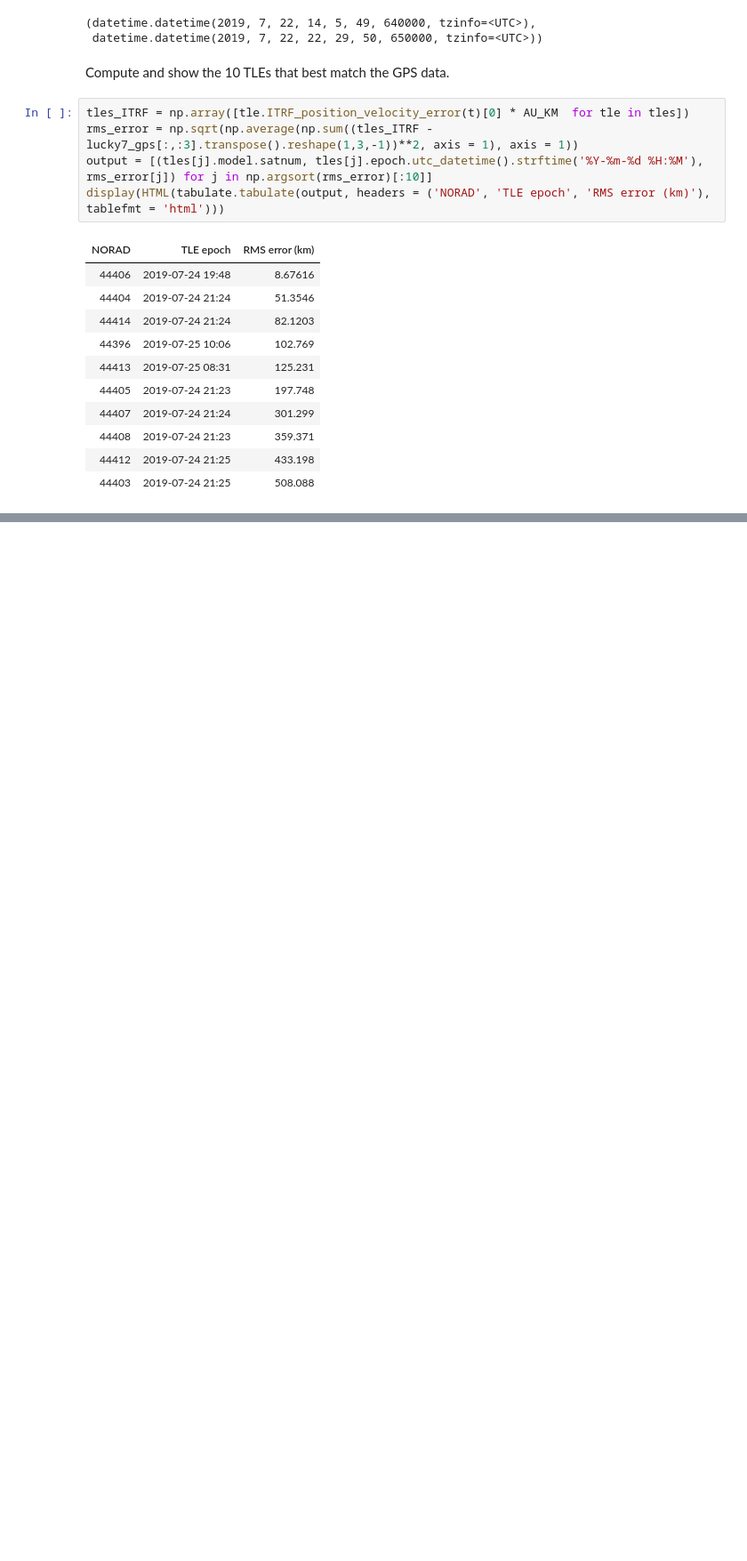
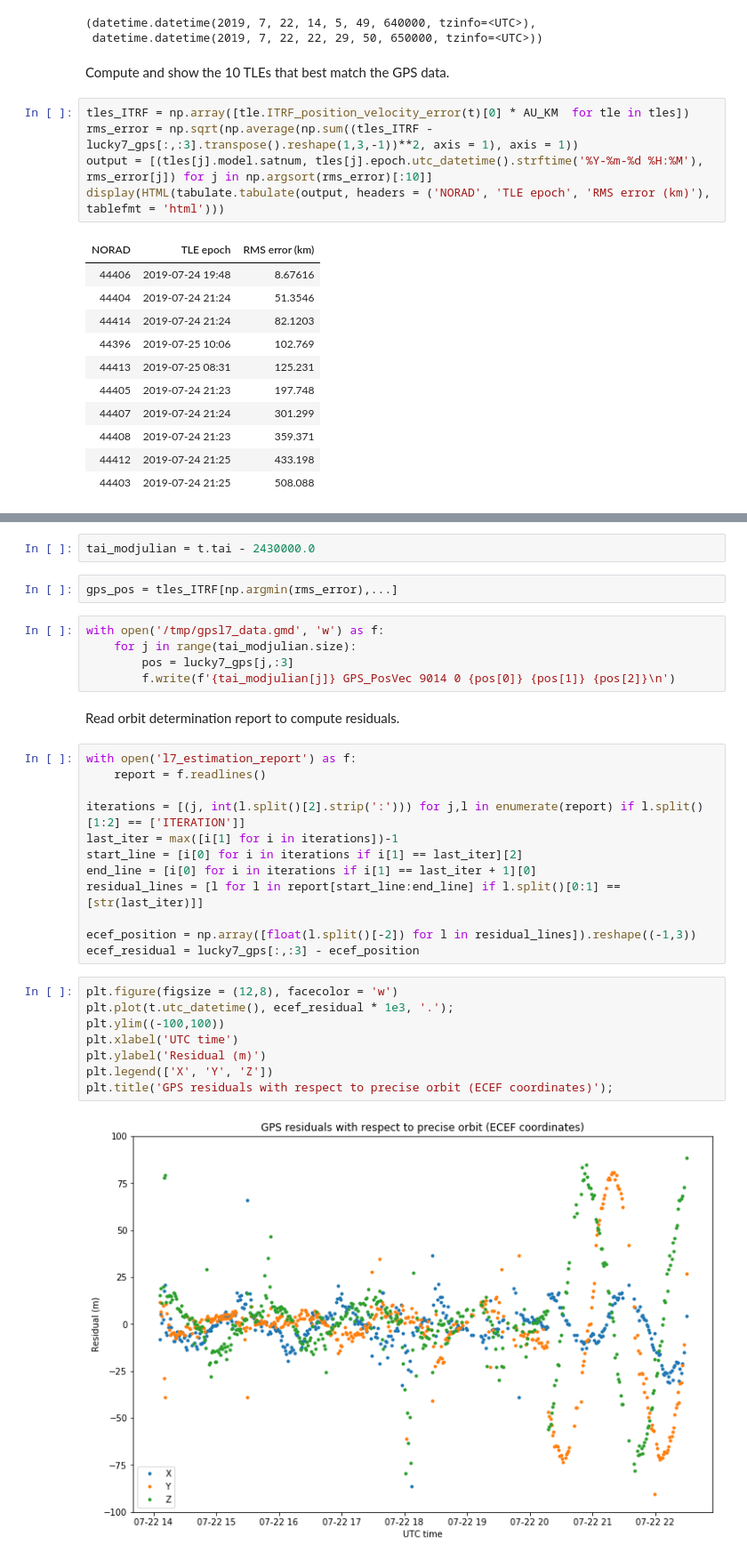
Before and after one commit to daniestevez/jupyter_notebooks, a Jupyter notebook: Lucky-7 orbit.ipynb, the cells around one changed output, grey strips where cells are left out. Shown at 89% size. Cells and saved outputs as stored; diff of their text form; blank space fills up the shorter version.

Commit message:
Added Lucky-7 precise orbit determination

```diff
--- a/Lucky-7 orbit.ipynb
+++ b/Lucky-7 orbit.ipynb
@@ -112,0 +141,33 @@ display(HTML(tabulate.tabulate(output, headers = ('NORAD', 'TLE epoch', 'RMS err
+# %%
+tai_modjulian = t.tai - 2430000.0
+# %%
+gps_pos = tles_ITRF[np.argmin(rms_error),...]
+# %%
+with open('/tmp/gpsl7_data.gmd', 'w') as f:
+    for j in range(tai_modjulian.size):
+        pos = lucky7_gps[j,:3]
+        f.write(f'{tai_modjulian[j]} GPS_PosVec 9014 0 {pos[0]} {pos[1]} {pos[2]}\n')
+# %% [markdown]
+Read orbit determination report to compute residuals.
+# %%
+with open('l7_estimation_report') as f:
+    report = f.readlines()
+
+iterations = [(j, int(l.split()[2].strip(':'))) for j,l in enumerate(report) if l.split()[1:2] == ['ITERATION']]
+last_iter = max([i[1] for i in iterations])-1
+start_line = [i[0] for i in iterations if i[1] == last_iter][2]
+end_line = [i[0] for i in iterations if i[1] == last_iter + 1][0]
+residual_lines = [l for l in report[start_line:end_line] if l.split()[0:1] == [str(last_iter)]]
+
+ecef_position = np.array([float(l.split()[-2]) for l in residual_lines]).reshape((-1,3))
+ecef_residual = lucky7_gps[:,:3] - ecef_position
+# %%
+plt.figure(figsize = (12,8), facecolor = 'w')
+plt.plot(t.utc_datetime(), ecef_residual * 1e3, '.');
+plt.ylim((-100,100))
+plt.xlabel('UTC time')
+plt.ylabel('Residual (m)')
+plt.legend(['X', 'Y', 'Z'])
+plt.title('GPS residuals with respect to precise orbit (ECEF coordinates)');
+# %% [output]
+[figure, added]
```
Also changed, not shown: parts of 19 cells of this notebook, 3 other files.
